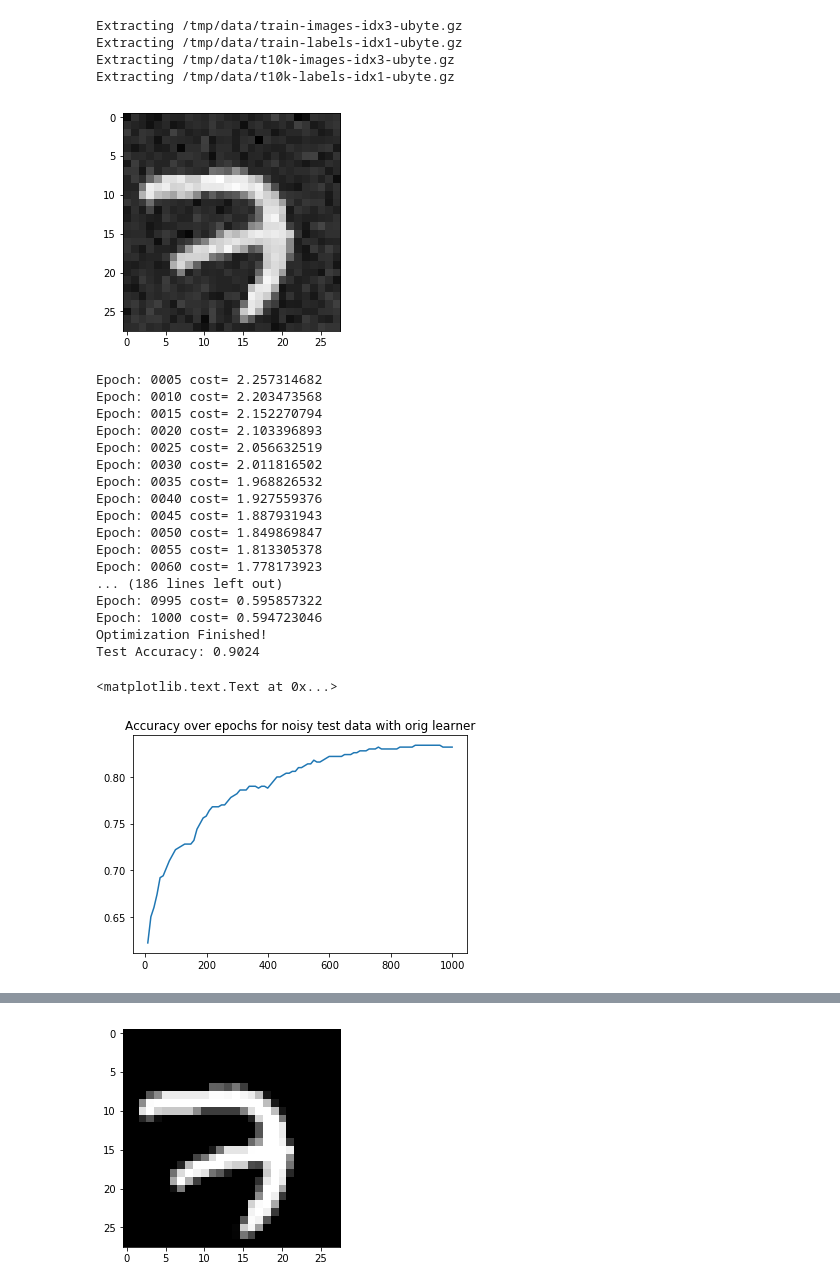
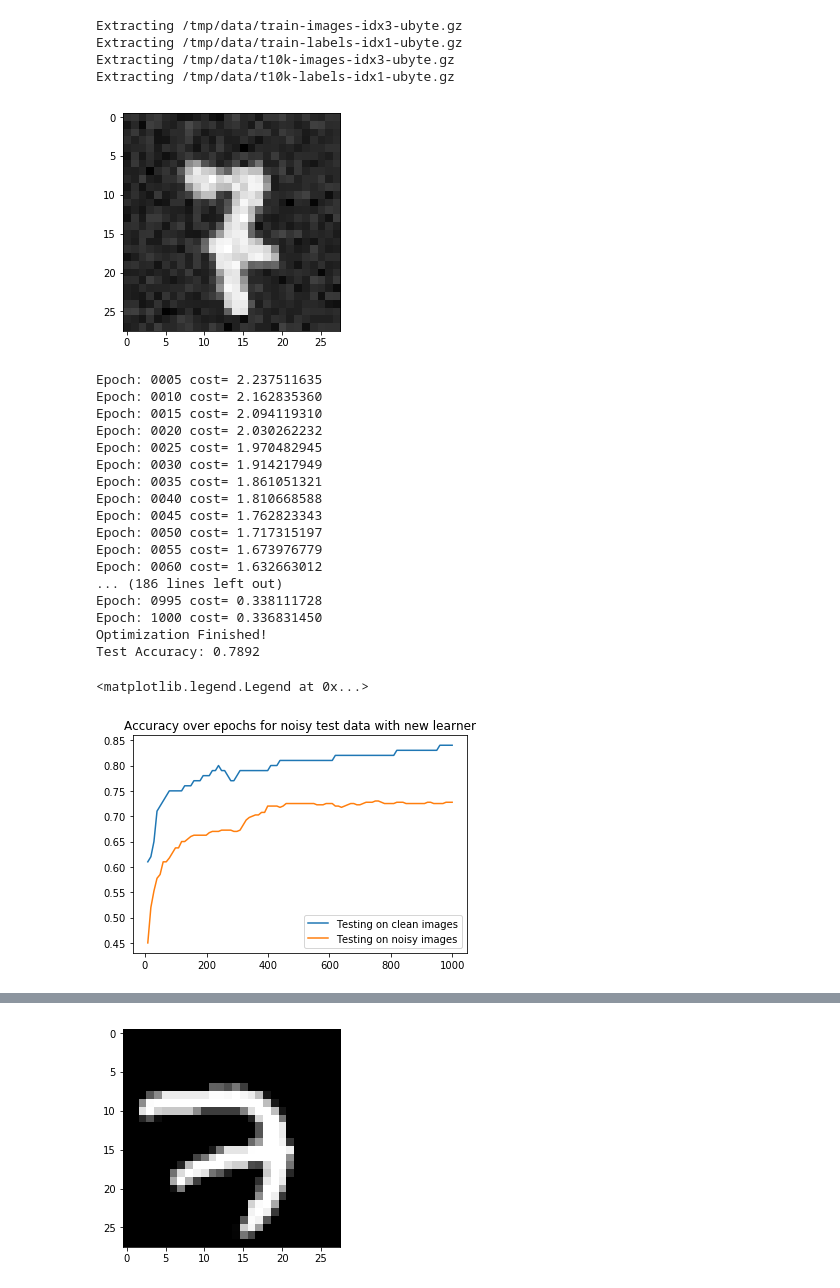
Before and after one commit to yujia21/MA6252, a Jupyter notebook: logistic_regression Noisify.ipynb, the cells around one changed output, grey strips where cells are left out. Cells and saved outputs as stored; diff of their text form; code cells hidden in the pictures.

```diff
--- a/logistic_regression Noisify.ipynb
+++ b/logistic_regression Noisify.ipynb
@@ -23,7 +23,7 @@ Extracting /tmp/data/t10k-labels-idx1-ubyte.gz
 #plus_matrix=np.eye(28)
 #minus_matrix=np.eye(28)
 import numpy as np
-n_samples=2000
+n_samples=200
 
 original=mnist.train.images[:n_samples]
 new = original+(np.random.normal(size=original.shape, scale = 1/np.sqrt(256)))
@@ -38,15 +38,15 @@ new_test_images = np.concatenate((original_test, new_test))
 # %%
 import matplotlib.pyplot as plt
 
 # The rest of columns are pixels
-pixels = new_train_images[2000,:]
+pixels = new_train_images[222,:]
 pixels = pixels.reshape((28, 28))
 
 # Plot
 plt.imshow(pixels, cmap='gray')
 plt.show()
 # %% [output]
-[figure, old version]
+[figure, new version]
 # %%
 # Parameters
 learning_rate = 0.01
@@ -84,10 +84,8 @@ with tf.Session() as sess:
 
     # Training cycle
     for epoch in range(training_epochs):
-        #_, avg_cost = sess.run([optimizer, cost], feed_dict={x: new_train_images,
-        #                                                  y: new_train_labels})
-        _, avg_cost = sess.run([optimizer, cost], feed_dict={x: mnist.train.images[:2*n_samples],
-                                                          y: mnist.train.labels[:2*n_samples]})
+        _, avg_cost = sess.run([optimizer, cost], feed_dict={x: new_train_images, y: new_train_labels})
+        #_, avg_cost = sess.run([optimizer, cost], feed_dict={x: mnist.train.images[:n_samples],y: mnist.train.labels[:n_samples]})
 
         train_cost = train_cost + [avg_cost]
         CV_cost = CV_cost + [sess.run(cost, feed_dict = {x: mnist.validation.images, y: mnist.validation.labels})]
@@ -113,32 +111,32 @@ with tf.Session() as sess:
     accuracy = tf.reduce_mean(tf.cast(correct_prediction, tf.float32))
     print("Test Accuracy:", accuracy.eval({x: mnist.test.images[5000:], y: mnist.test.labels[5000:]}))
 # %% [output]
-Epoch: 0005 cost= 2.257314682
-Epoch: 0010 cost= 2.203473568
-Epoch: 0015 cost= 2.152270794
-Epoch: 0020 cost= 2.103396893
-Epoch: 0025 cost= 2.056632519
-Epoch: 0030 cost= 2.011816502
-Epoch: 0035 cost= 1.968826532
-Epoch: 0040 cost= 1.927559376
-Epoch: 0045 cost= 1.887931943
-Epoch: 0050 cost= 1.849869847
-Epoch: 0055 cost= 1.813305378
-Epoch: 0060 cost= 1.778173923
+Epoch: 0005 cost= 2.237511635
+Epoch: 0010 cost= 2.162835360
+Epoch: 0015 cost= 2.094119310
+Epoch: 0020 cost= 2.030262232
+Epoch: 0025 cost= 1.970482945
+Epoch: 0030 cost= 1.914217949
+Epoch: 0035 cost= 1.861051321
+Epoch: 0040 cost= 1.810668588
+Epoch: 0045 cost= 1.762823343
+Epoch: 0050 cost= 1.717315197
+Epoch: 0055 cost= 1.673976779
+Epoch: 0060 cost= 1.632663012
 ... (186 lines left out)
-Epoch: 0995 cost= 0.595857322
-Epoch: 1000 cost= 0.594723046
+Epoch: 0995 cost= 0.338111728
+Epoch: 1000 cost= 0.336831450
 Optimization Finished!
-Test Accuracy: 0.9024
+Test Accuracy: 0.7892
 # %%
 import matplotlib.pyplot as plt
 %matplotlib inline
-#plt.plot(CV_epoch,CV_accuracy,label="CV set accuracy")
-plt.plot(CV_epoch,test_accuracy,label="Test set accuracy")
-plt.title("Accuracy over epochs for noisy test data with orig learner")
-#plt.legend()
+plt.plot(CV_epoch,CV_accuracy,label="Testing on clean images")
+plt.plot(CV_epoch,test_accuracy,label="Testing on noisy images")
+plt.title("Accuracy over epochs for noisy test data with new learner")
+plt.legend()
 # %% [output]
-<matplotlib.text.Text at 0x...>
+<matplotlib.legend.Legend at 0x...>
-[figure, old version]
+[figure, new version]
 # %%
 plt.plot(train_cost, label="Train cost")
```
Also changed, not shown: parts of 1 cell of this notebook, 4 other files.
